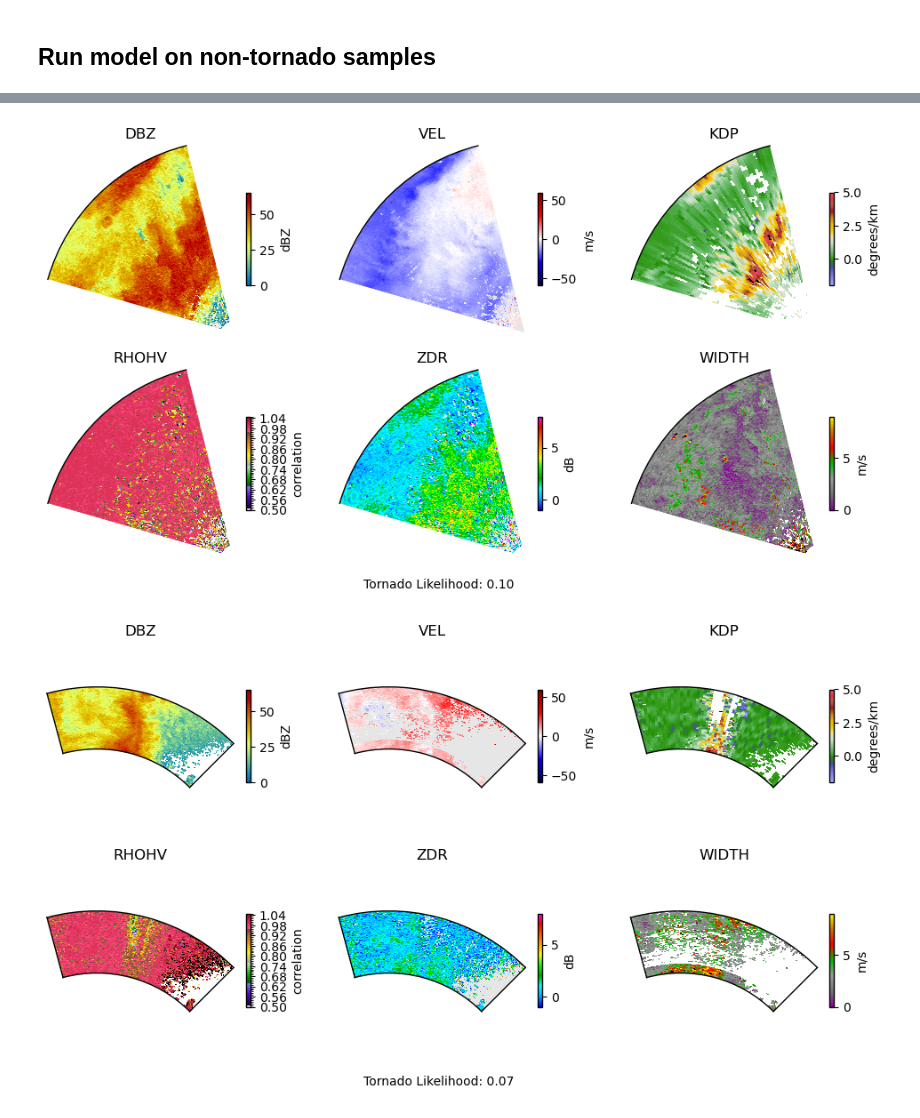
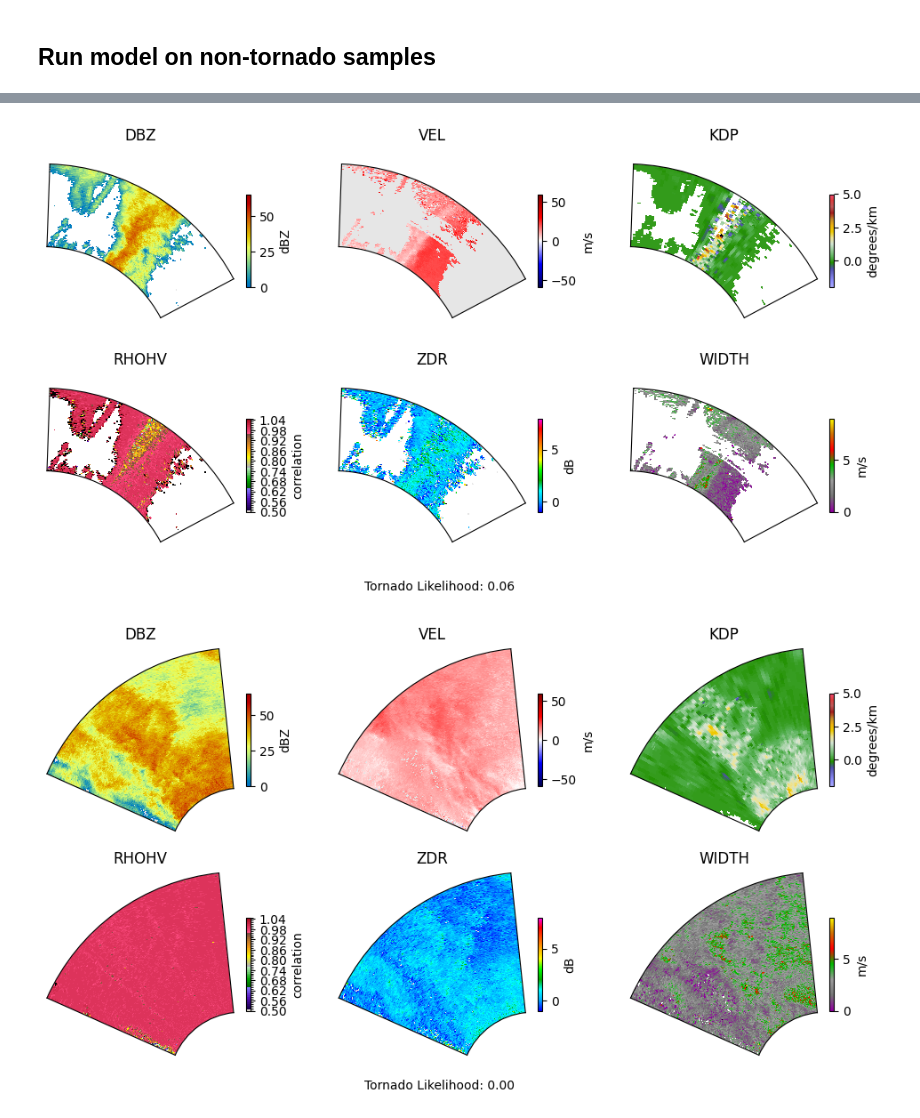
Before and after one commit to mit-ll/tornet, a Jupyter notebook: notebooks/VisualizeSamples.ipynb, the cells around one changed output, grey strips where cells are left out. Drawn from its saved outputs; the diff is of its cells as text; code cells hidden in the pictures.

Commit message:
updated visualize samples notebook

```diff
--- a/notebooks/VisualizeSamples.ipynb
+++ b/notebooks/VisualizeSamples.ipynb
@@ -67,7 +61,8 @@ ds_test = ds_test.batch(4)
 # %%
 # grab a batch and run through model
 for x,y in ds_test:
-    p=cnn(x).numpy() # this outputs a logit
+    xin = {k:x[k] for k in cnn.input} # limit to only expected inputs
+    p=cnn.predict(xin,verbose=0) # this outputs a logit
     p = 1/(1+np.exp(-p)) # apply sigmoid to map to [0,1]
     break
 # %%
@@ -86,5 +81,5 @@ for didx in range(4):
                n_rows=2, n_cols=3)
 
     # Add a caption (optional)
-    fig.text(.5, .05, 'Tornado Likelihood: %.2f' % p[didx] , ha='center');
+    fig.text(.5, .05, 'Tornado Likelihood: %.2f' % p[didx,0] , ha='center');
 # %% [output]
@@ -95,10 +90,7 @@ for didx in range(4):
 # %% [markdown]
 ## Run model on non-tornado samples
 # %%
-# Create test samples
-data_type='test'
-years = [2015]
-
+# Load full catalog and select EF 3+ tornadoes
 data_root=os.environ['TORNET_ROOT']
 
 catalog_path = os.path.join(data_root,'catalog.csv')
@@ -106,27 +98,20 @@ if not os.path.exists(catalog_path):
     raise RuntimeError('Unable to find catalog.csv at '+data_root)
 
 catalog = pd.read_csv(catalog_path,parse_dates=['start_time','end_time'])
-catalog = catalog[catalog['type']==data_type]
-catalog = catalog[catalog.start_time.dt.year.isin(years)]
+catalog=catalog[catalog.ef_number==-1] # non tornadoes only
 
-# Select EF 3+ tornadoes for testing
-catalog=catalog[catalog.ef_number==-1]
-
-catalog = catalog.sample(frac=1,random_state=1234)
-file_list = [os.path.join(data_root,f) for f in catalog.filename]
-
-ds_test = create_tf_dataset(file_list,variables=ALL_VARIABLES,n_frames=1)
-
-# preprocess
-ds_test = ds_test.map(lambda d: pp.add_coordinates(d,include_az=False,backend=tf))
-ds_test = ds_test.map(pp.remove_time_dim)
-ds_test = ds_test.map(tfpp.split_x_y)
-ds_test = ds_test.prefetch(tf.data.AUTOTUNE)
-ds_test = ds_test.batch(4)
+ds_test = KerasDataLoader(data_root=data_root,
+                         data_type='test',
+                         random_state=1234,
+                         catalog=catalog,
+                         batch_size = 4,
+                         workers = 4,
+                         use_multiprocessing = True)
 # %%
 # grab a batch and run through model
 for x,y in ds_test:
-    p=cnn(x).numpy() # this outputs a logit
+    xin = {k:x[k] for k in cnn.input} # limit to only expected inputs
+    p=cnn.predict(xin,verbose=0) # this outputs a logit
     p = 1/(1+np.exp(-p)) # apply sigmoid to map to [0,1]
     break
 # %%
@@ -145,5 +130,5 @@ for didx in range(4):
                n_rows=2, n_cols=3)
 
     # Add a caption (optional)
-    fig.text(.5, .05, 'Tornado Likelihood: %.2f' % p[didx] , ha='center');
+    fig.text(.5, .05, 'Tornado Likelihood: %.2f' % p[didx,0] , ha='center');
 # %% [output]
@@ -151,2 +136,2 @@ for didx in range(4):
-[figure, old version]
+[figure, new version]
-[figure, old version]
+[figure, new version]
```
Also changed, not shown: parts of 7 cells of this notebook.
